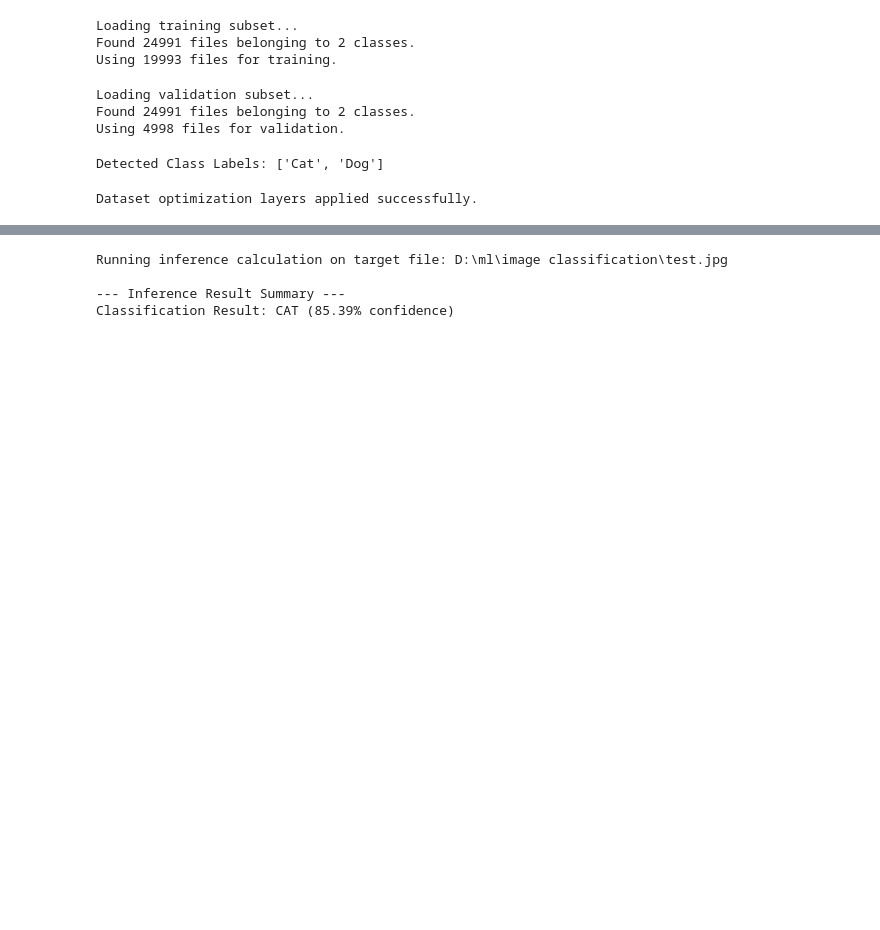
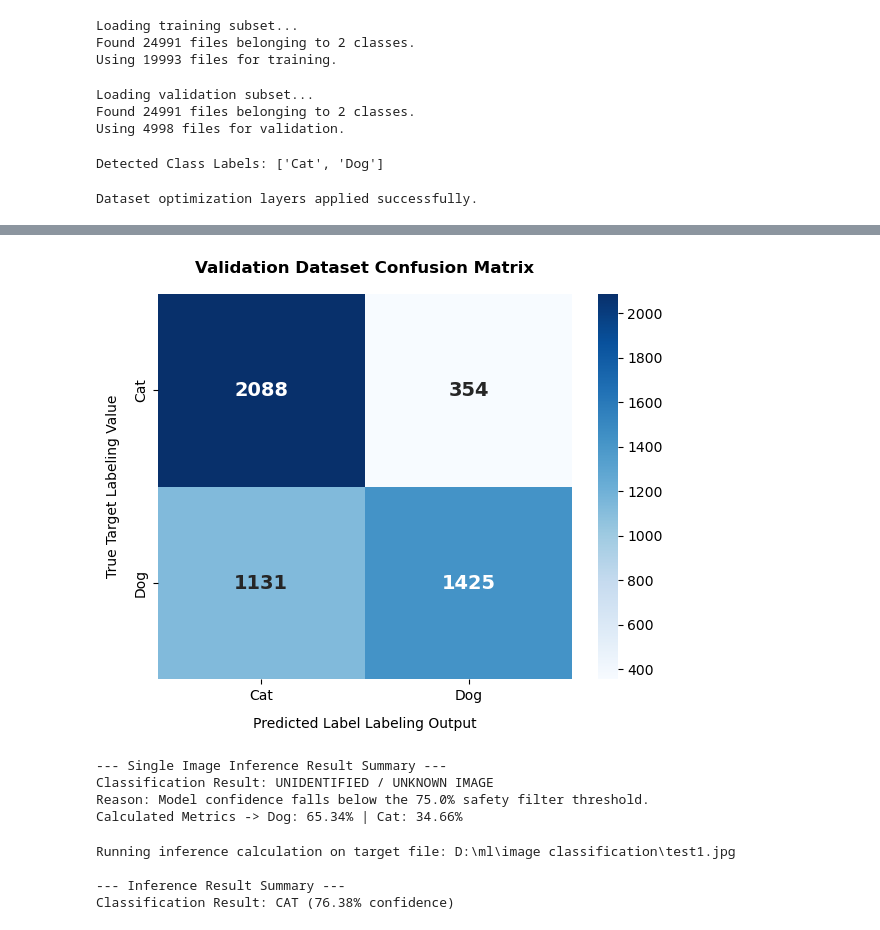
Before and after one commit to Devika20030130/ml, a Jupyter notebook: image classification/model.ipynb, the cells around one changed output, grey strips where cells are left out. Drawn from its saved outputs; the diff is of its cells as text; code cells hidden in the pictures; blank space fills up the shorter version.

Commit message:
model saved

```diff
--- a/image classification/model.ipynb
+++ b/image classification/model.ipynb
@@ -104,10 +89,10 @@ print("Detected Class Labels:", class_names)
 Detected Class Labels: ['Cat', 'Dog']
 # %%
 # %% 4: Memory Optimization Pipeline
-# Optimize I/O operations to prevent CPU bottlenecks during GPU processing
 AUTOTUNE = tf.data.AUTOTUNE
+# Note: We do NOT shuffle validation_ds here so that its predictions sync perfectly with its true labels
 train_ds = train_ds.cache().shuffle(1000).prefetch(buffer_size=AUTOTUNE)
-validation_ds = validation_ds.cache().prefetch(buffer_size=AUTOTUNE)
+validation_ds_optimized = validation_ds.cache().prefetch(buffer_size=AUTOTUNE)
 print("Dataset optimization layers applied successfully.")
 # %% [output]
 Dataset optimization layers applied successfully.
@@ -305,0 +284,6 @@ Classification Result: CAT (85.39% confidence)
+# %%
+# 9: Create and Plot Confusion Matrix
+# Generate raw calculations using Scikit-Learn
+cm = confusion_matrix(true_labels, predicted_labels)
+print("\nRaw Confusion Matrix Layout:")
+print(cm)
@@ -306,6 +308,65 @@ Classification Result: CAT (85.39% confidence)
+# %%
+# Plot confusion matrix using Seaborn and Matplotlib [1]
+plt.figure(figsize=(6, 5))
+sns.heatmap(
+    cm,
+    annot=True,
+    fmt='d',
+    cmap='Blues',
+    xticklabels=class_names,
+    yticklabels=class_names,
+    cbar=True,
+    annot_kws={"size": 14, "weight": "bold"}
+)
+plt.title('Validation Dataset Confusion Matrix', fontsize=12, fontweight='bold', pad=15)
+plt.xlabel('Predicted Label Labeling Output', fontsize=10, labelpad=10)
+plt.ylabel('True Target Labeling Value', fontsize=10, labelpad=10)
+plt.tight_layout()
+plt.show()
+# %% [output]
+[figure, added]
+# %%
+# 10: Single Image Target Inference Testing with Confidence Parameters
+def predict_external_image(target_file_path=r"D:\ml\image classification\test.jpg", min_confidence=0.75):
+    try:
+        if not os.path.exists(target_file_path):
+            print(f"Error: The image file was not found at path: {target_file_path}")
+            return
+
+        img = keras.preprocessing.image.load_img(target_file_path, target_size=IMAGE_SIZE)
+        img_array = keras.preprocessing.image.img_to_array(img)
+        img_batch = np.expand_dims(img_array, axis=0)
+
+        score_tensor = model.predict(img_batch, verbose=0)
+        prediction_probability = float(score_tensor)
+
+        print("\n--- Single Image Inference Result Summary ---")
+
+        dog_confidence = prediction_probability
+        cat_confidence = 1.0 - prediction_probability
+
+        if dog_confidence >= min_confidence:
+            print(f"Classification Result: DOG ({dog_confidence * 100:.2f}% confidence)")
+        elif cat_confidence >= min_confidence:
+            print(f"Classification Result: CAT ({cat_confidence * 100:.2f}% confidence)")
+        else:
+            print(f"Classification Result: UNIDENTIFIED / UNKNOWN IMAGE")
+            print(f"Reason: Model confidence falls below the {min_confidence * 100:.1f}% safety filter threshold.")
+            print(f"Calculated Metrics -> Dog: {dog_confidence * 100:.2f}% | Cat: {cat_confidence * 100:.2f}%")
+
+    except Exception as runtime_error:
+        print(f"Inference process aborted for targeted file layout: {str(runtime_error)}")
+
+# Call the prediction function to test your target file
+predict_external_image()
+# %% [output]
+--- Single Image Inference Result Summary ---
+Classification Result: UNIDENTIFIED / UNKNOWN IMAGE
+Reason: Model confidence falls below the 75.0% safety filter threshold.
+Calculated Metrics -> Dog: 65.34% | Cat: 34.66%
 # %%
-# %% 9: Single Image Target Inference Testing for either cat or dog classification
-def predict_external_image(target_file_path="D:\ml\image classification\test.jpg"):
+# 11: Single Image Target Inference Testing for either cat or dog classification
+def predict_external_image(target_file_path="D:\ml\image classification\test1.jpg"):
     """
     Loads, processes dimensions, and evaluates an individual unseen image.
     """
@@ -342,12 +403,12 @@ def predict_external_image(target_file_path="D:\ml\image classification\test.jpg
 # ==========================================
 # Provide the full path to your local test image.
 # Make sure to keep the 'r' prefix before the path string to handle Windows backslashes correctly.
-TEST_IMAGE_PATH = r"D:\ml\image classification\test.jpg"
+TEST_IMAGE_PATH = r"D:\ml\image classification\test1.jpg"
 
 print(f"Running inference calculation on target file: {TEST_IMAGE_PATH}")
 predict_external_image(TEST_IMAGE_PATH)
 # %% [output]
-Running inference calculation on target file: D:\ml\image classification\test.jpg
+Running inference calculation on target file: D:\ml\image classification\test1.jpg
 
 --- Inference Result Summary ---
-Classification Result: CAT (85.39% confidence)
+Classification Result: CAT (76.38% confidence)
```
Also changed, not shown: parts of 19 cells of this notebook, 2 other files.
